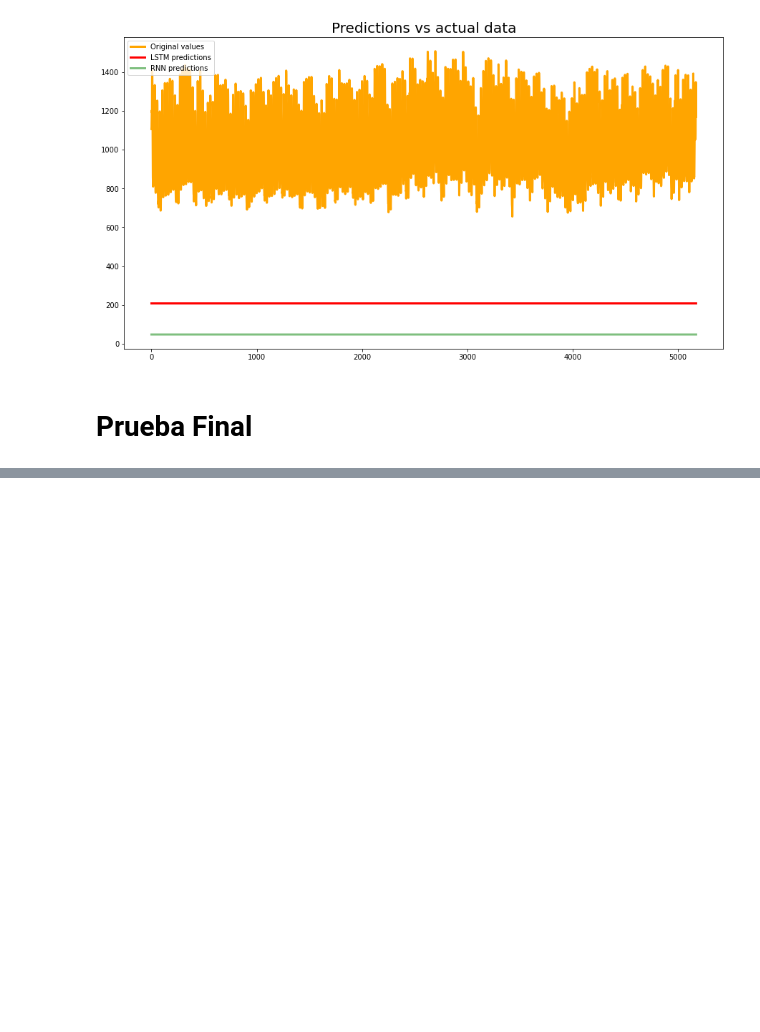
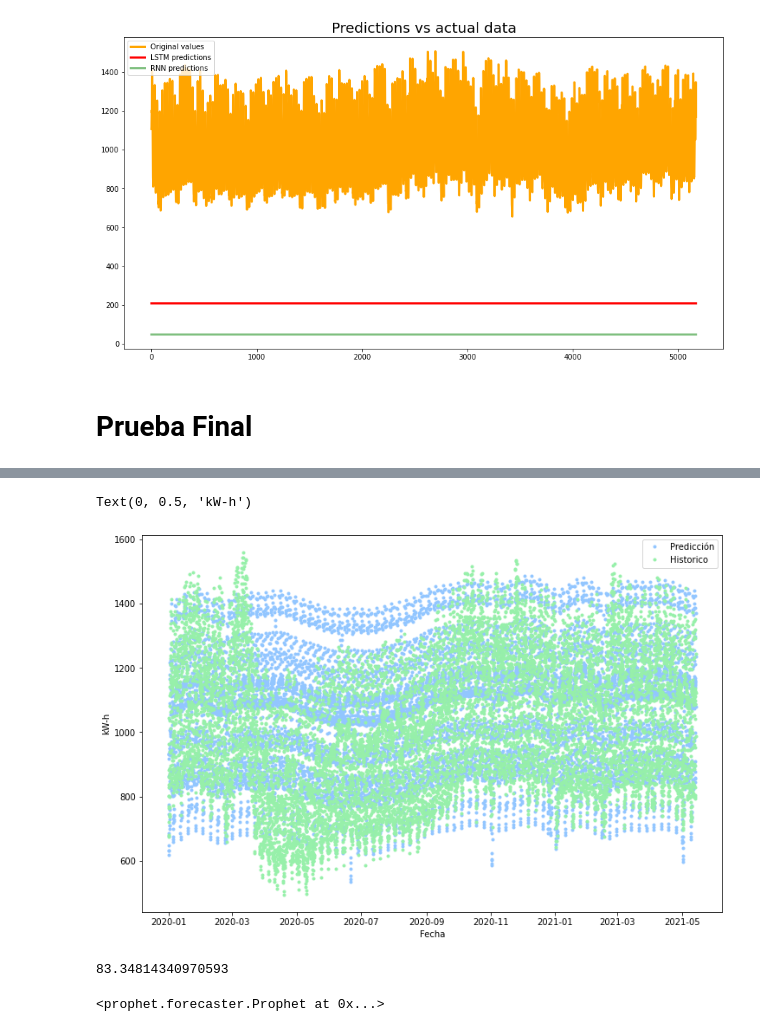
Before and after one commit to hochkofler/Master_big_data, a Jupyter notebook: TFM.ipynb, the cells around one changed output, grey strips where cells are left out. Drawn from its saved outputs; the diff is of its cells as text; code cells hidden in the pictures; blank space fills up the shorter version.

```diff
--- a/TFM.ipynb
+++ b/TFM.ipynb
@@ -1231,0 +1297,17 @@ WARNING:matplotlib.legend:No handles with labels found to put in legend.
+# %%
+fig = plt.figure(figsize=(12,8))
+plt.plot(test_bolivia.index,
+         model_prophet_prediction_final.yhat.values,
+         '.', label = 'Predicción')
+plt.plot(test_bolivia, '.', label ='Historico')
+plt.legend()
+plt.xlabel("Fecha")
+plt.ylabel("kW-h")
+# %% [output]
+Text(0, 0.5, 'kW-h')
+[figure, added]
+# %%
+np.sqrt(mean_squared_error(test_bolivia[test_bolivia.index.year > 2020].values,
+                            model_prophet_prediction_final.yhat[-3192:].values))
+# %% [output]
+83.34814340970593
@@ -1231,0 +1326,5 @@ WARNING:matplotlib.legend:No handles with labels found to put in legend.
+# %%
+model_prophet_5.fit(pd.DataFrame({'ds': data_train_hasta_2020.index,
+                    'y':data_train_hasta_2020}).reset_index(drop=True))
+# %% [output]
+<prophet.forecaster.Prophet at 0x...>
```
Also changed, not shown: parts of 42 cells of this notebook.
